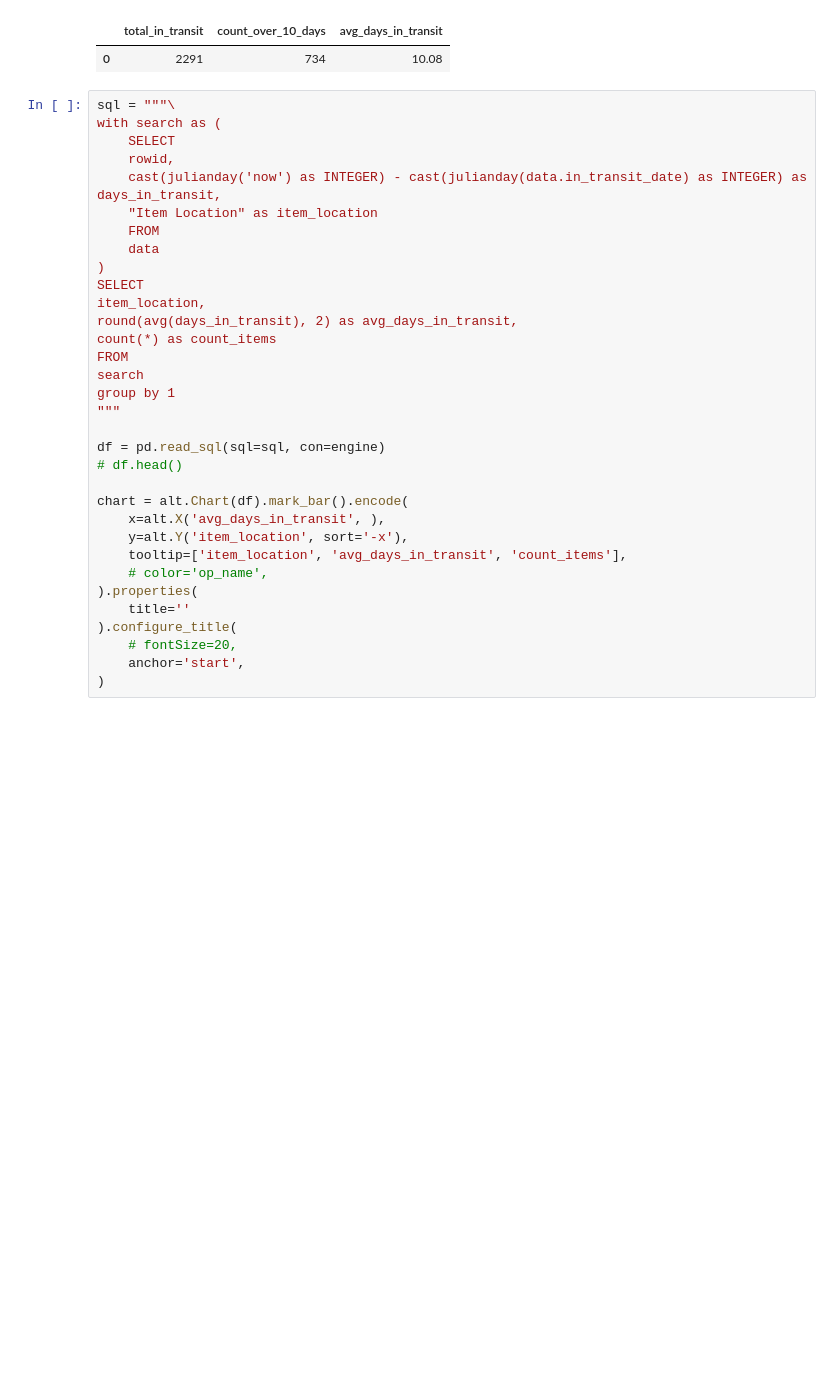
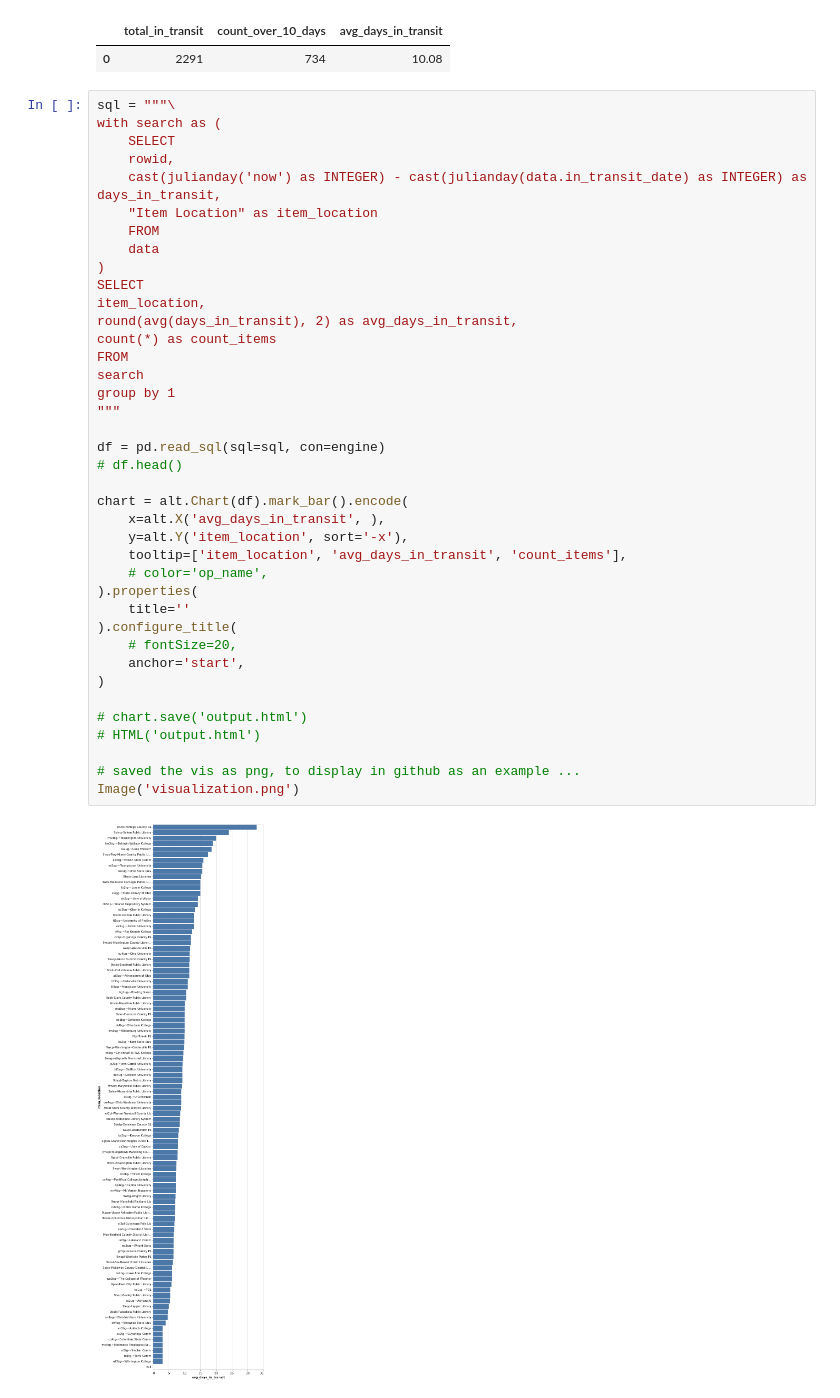
Before and after one commit to cincinnatilibrary/collection-analysis, a Jupyter notebook: misc/parse-in-transit-too-long.ipynb, the cells around one changed output. Saved outputs shown, nothing was run; the diff lists cells and outputs as text; blank space fills up the shorter version.

```diff
--- a/misc/parse-in-transit-too-long.ipynb
+++ b/misc/parse-in-transit-too-long.ipynb
@@ -77,30 +77,38 @@ with search as (
     SELECT
     rowid,
     cast(julianday('now') as INTEGER) - cast(julianday(data.in_transit_date) as INTEGER) as days_in_transit,
     "Item Location" as item_location
     FROM
     data
 )
 SELECT
 item_location,
 round(avg(days_in_transit), 2) as avg_days_in_transit,
 count(*) as count_items
 FROM
 search
 group by 1
 """
 
 df = pd.read_sql(sql=sql, con=engine)
 # df.head()
 
 chart = alt.Chart(df).mark_bar().encode(
     x=alt.X('avg_days_in_transit', ),
     y=alt.Y('item_location', sort='-x'),
     tooltip=['item_location', 'avg_days_in_transit', 'count_items'],
     # color='op_name',
 ).properties(
     title=''
 ).configure_title(
     # fontSize=20,
     anchor='start',
 )
+
+# chart.save('output.html')
+# HTML('output.html')
+
+# saved the vis as png, to display in github as an example ...
+Image('visualization.png')
+# %% [output]
+[figure, added]
```
Also changed, not shown: parts of 2 cells of this notebook.
